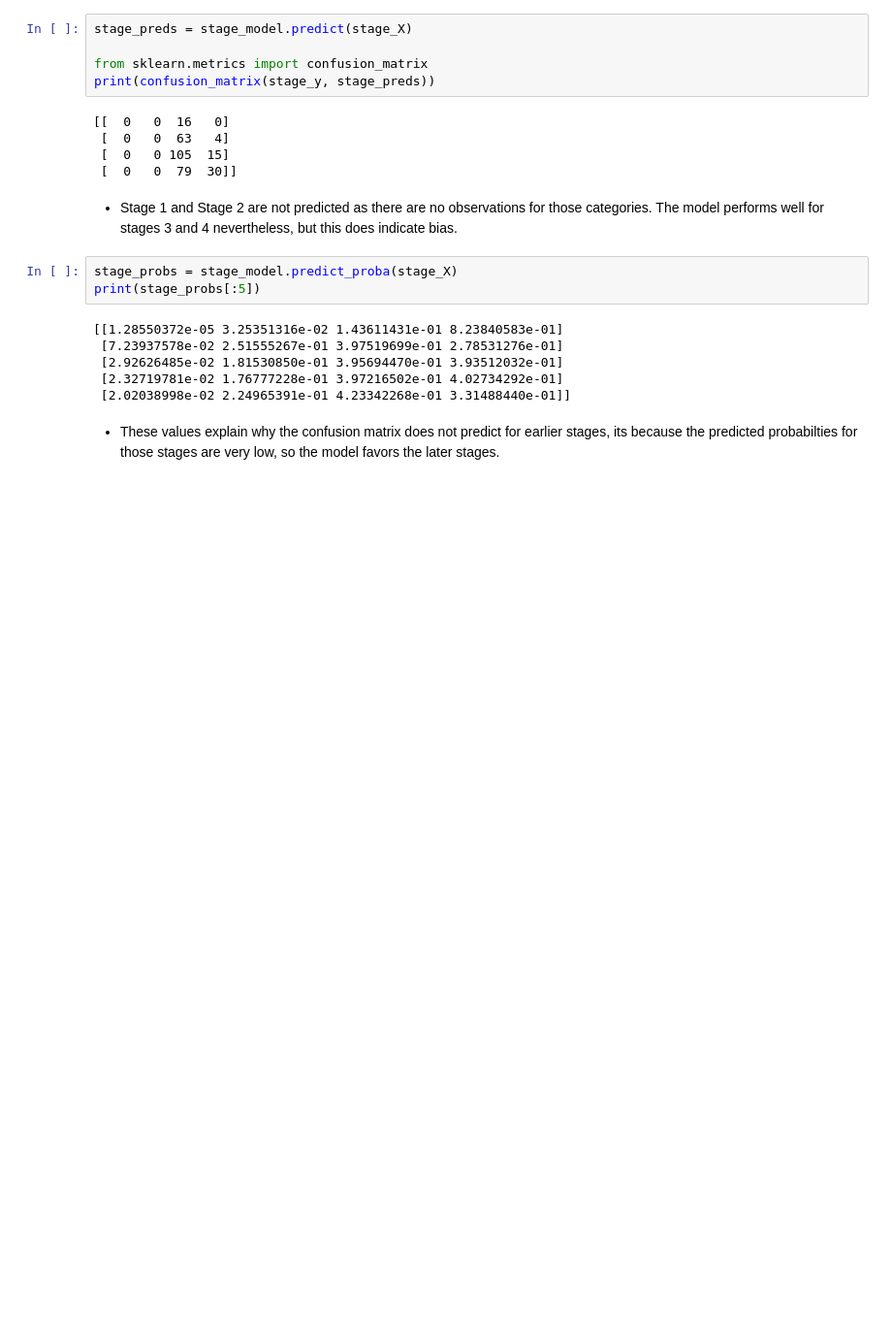
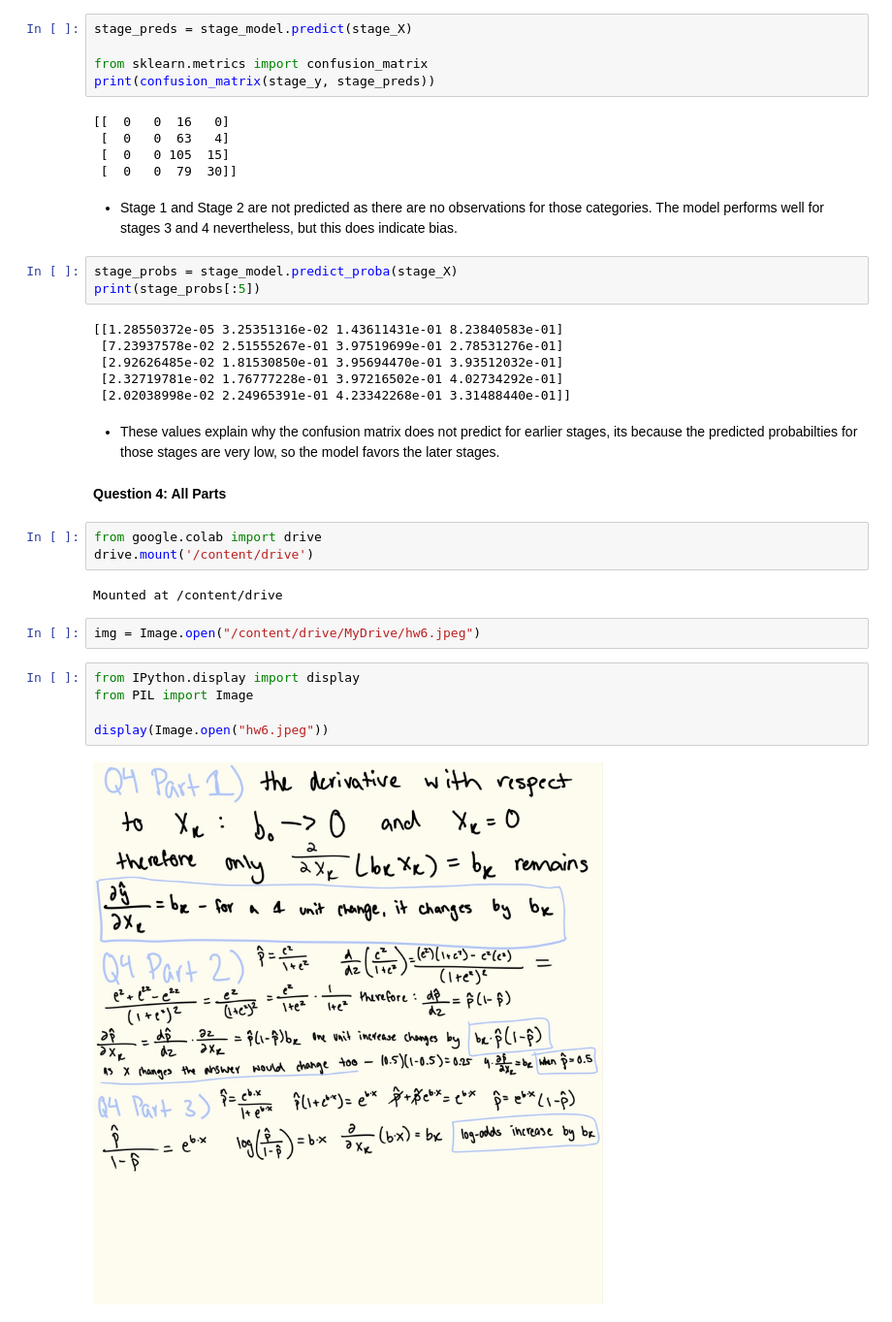
Before and after one commit to hudamohmand/undergrad_ml_assignments, a Jupyter notebook: generallinearmodel.ipynb, the cells around one changed output. Shown at 97% size. Saved outputs shown, nothing was run; the diff lists cells and outputs as text; blank space fills up the shorter version.

```diff
--- a/generallinearmodel.ipynb
+++ b/generallinearmodel.ipynb
@@ -331,3 +331,19 @@ print(stage_probs[:5])
  [2.02038998e-02 2.24965391e-01 4.23342268e-01 3.31488440e-01]]
 # %% [markdown]
 - These values explain why the confusion matrix does not predict for earlier stages, its because the predicted probabilties for those stages are very low, so the model favors the later stages.
+# %% [markdown]
+**Question 4: All Parts**
+# %%
+from google.colab import drive
+drive.mount('/content/drive')
+# %% [output]
+Mounted at /content/drive
+# %%
+img = Image.open("/content/drive/MyDrive/hw6.jpeg")
+# %%
+from IPython.display import display
+from PIL import Image
+
+display(Image.open("hw6.jpeg"))
+# %% [output]
+[figure, added]
```
